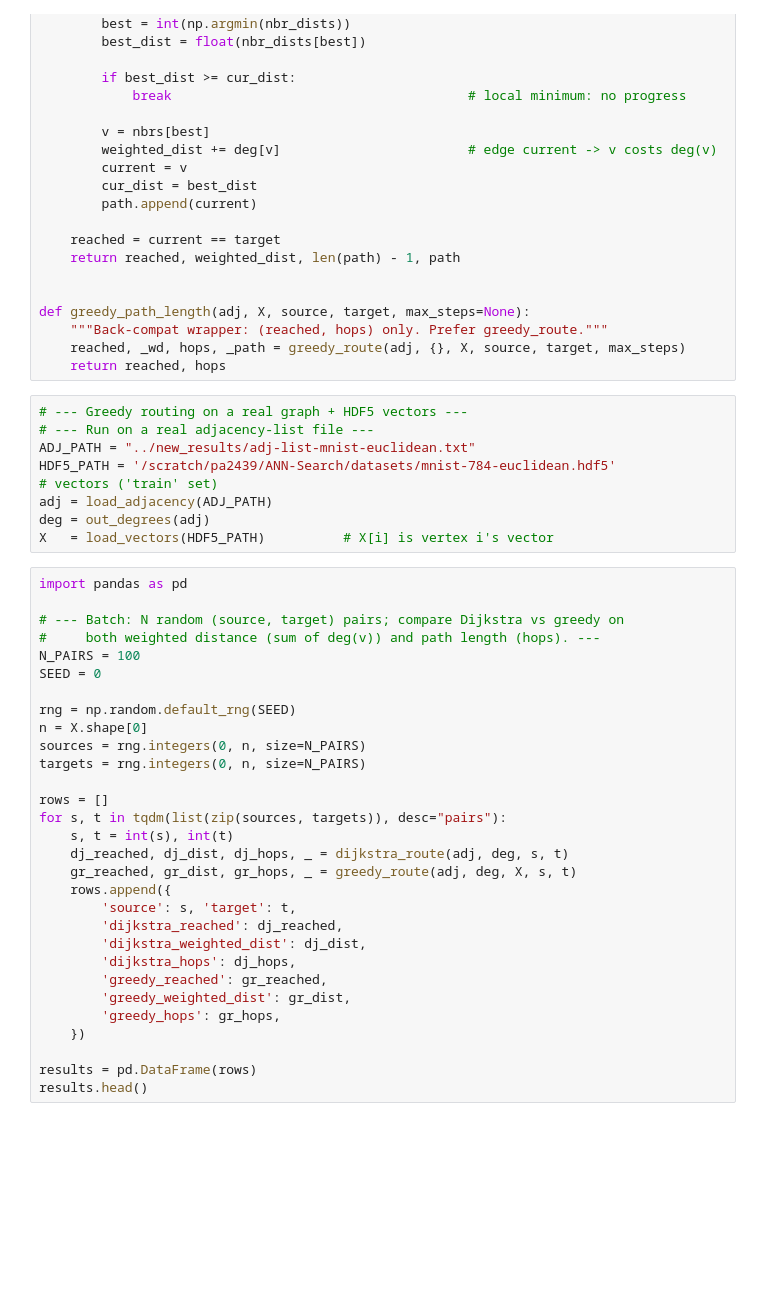
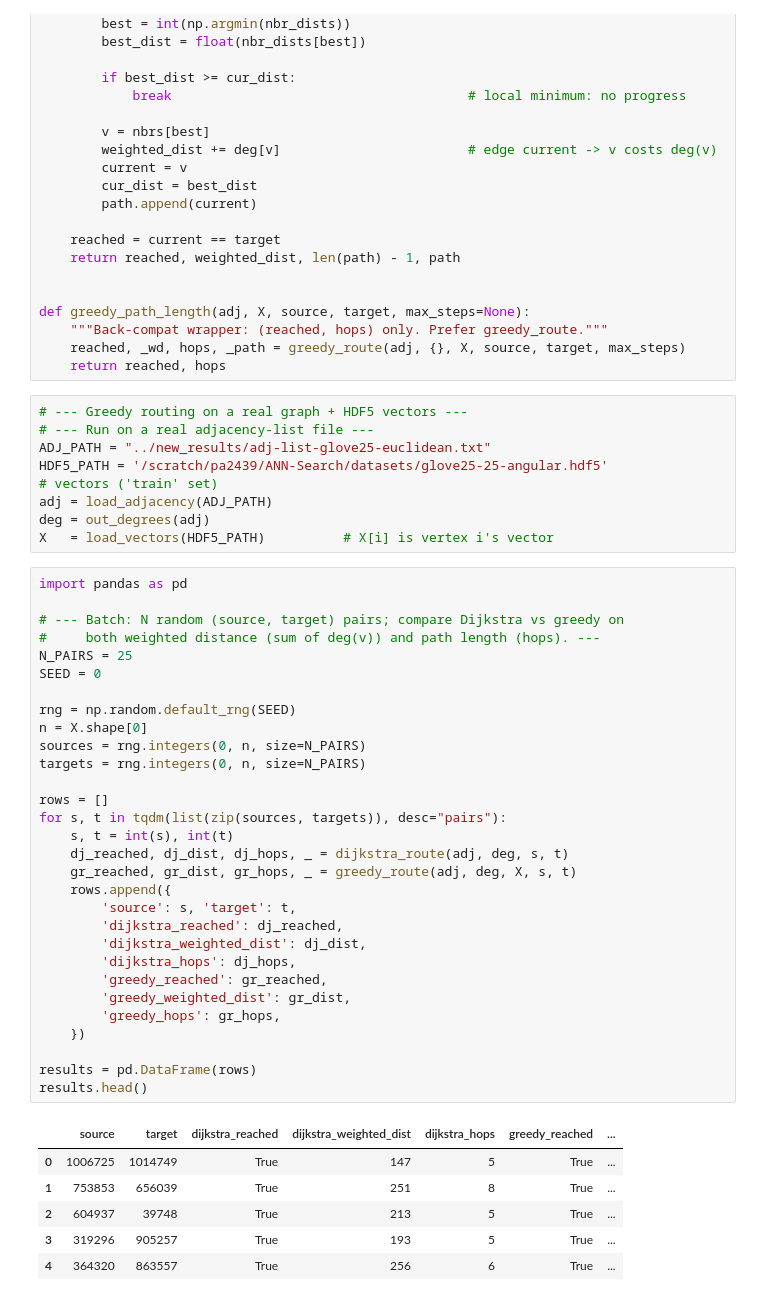
Before and after one commit to PratyushAvi/navigable-graphs, a Jupyter notebook: code/shortest_path_in_navigable_graphs.ipynb, the cells around one changed output. Saved outputs shown, nothing was run; the diff lists cells and outputs as text; blank space fills up the shorter version.

```diff
--- a/code/shortest_path_in_navigable_graphs.ipynb
+++ b/code/shortest_path_in_navigable_graphs.ipynb
@@ -218,41 +219,48 @@ def greedy_path_length(adj, X, source, target, max_steps=None):
 # %%
 # --- Greedy routing on a real graph + HDF5 vectors ---
 # --- Run on a real adjacency-list file ---
-ADJ_PATH = "../new_results/adj-list-mnist-euclidean.txt"
-HDF5_PATH = '/scratch/pa2439/ANN-Search/datasets/mnist-784-euclidean.hdf5'                           # vectors ('train' set)
+ADJ_PATH = "../new_results/adj-list-glove25-euclidean.txt"
+HDF5_PATH = '/scratch/pa2439/ANN-Search/datasets/glove25-25-angular.hdf5'                           # vectors ('train' set)
 adj = load_adjacency(ADJ_PATH)
 deg = out_degrees(adj)
 X   = load_vectors(HDF5_PATH)          # X[i] is vertex i's vector
 # %%
 import pandas as pd
 
 # --- Batch: N random (source, target) pairs; compare Dijkstra vs greedy on
 #     both weighted distance (sum of deg(v)) and path length (hops). ---
-N_PAIRS = 100
+N_PAIRS = 25
 SEED = 0
 
 rng = np.random.default_rng(SEED)
 n = X.shape[0]
 sources = rng.integers(0, n, size=N_PAIRS)
 targets = rng.integers(0, n, size=N_PAIRS)
 
 rows = []
 for s, t in tqdm(list(zip(sources, targets)), desc="pairs"):
     s, t = int(s), int(t)
     dj_reached, dj_dist, dj_hops, _ = dijkstra_route(adj, deg, s, t)
     gr_reached, gr_dist, gr_hops, _ = greedy_route(adj, deg, X, s, t)
     rows.append({
         'source': s, 'target': t,
         'dijkstra_reached': dj_reached,
         'dijkstra_weighted_dist': dj_dist,
         'dijkstra_hops': dj_hops,
         'greedy_reached': gr_reached,
         'greedy_weighted_dist': gr_dist,
         'greedy_hops': gr_hops,
     })
 
 results = pd.DataFrame(rows)
 results.head()
+# %% [output]
+|  | source | target | dijkstra_reached | dijkstra_weighted_dist | dijkstra_hops | greedy_reached | ... |
+| 0 | 1006725 | 1014749 | True | 147 | 5 | True | ... |
+| 1 | 753853 | 656039 | True | 251 | 8 | True | ... |
+| 2 | 604937 | 39748 | True | 213 | 5 | True | ... |
+| 3 | 319296 | 905257 | True | 193 | 5 | True | ... |
+| 4 | 364320 | 863557 | True | 256 | 6 | True | ... |
 # %%
 # --- Compare on pairs where BOTH methods reached the target (fair comparison) ---
 both = results[results['dijkstra_reached'] & results['greedy_reached']].copy()
```
Also changed, not shown: parts of 2 cells of this notebook.
